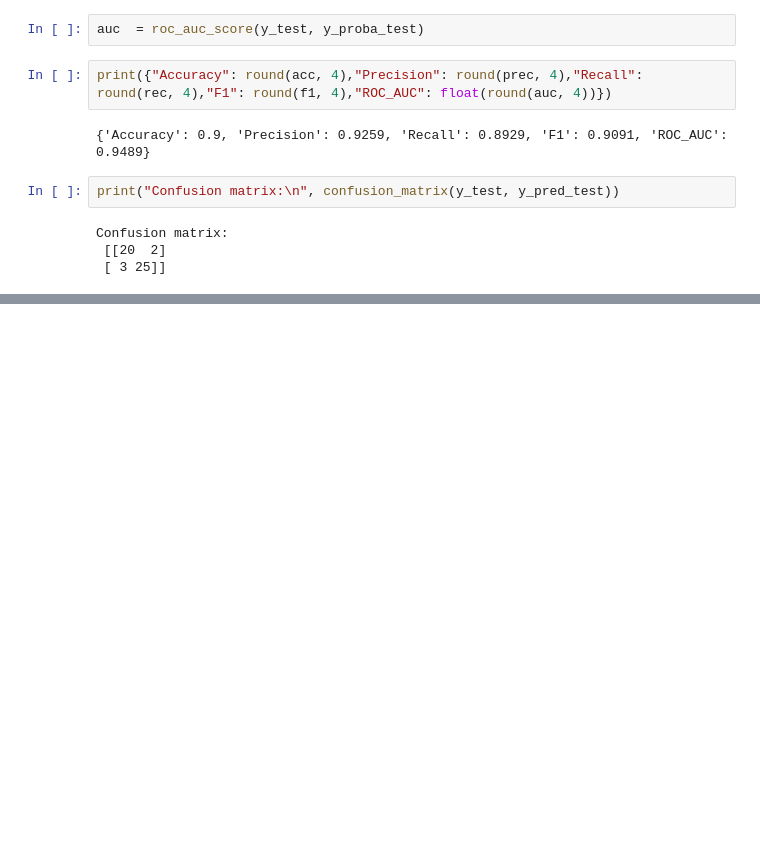
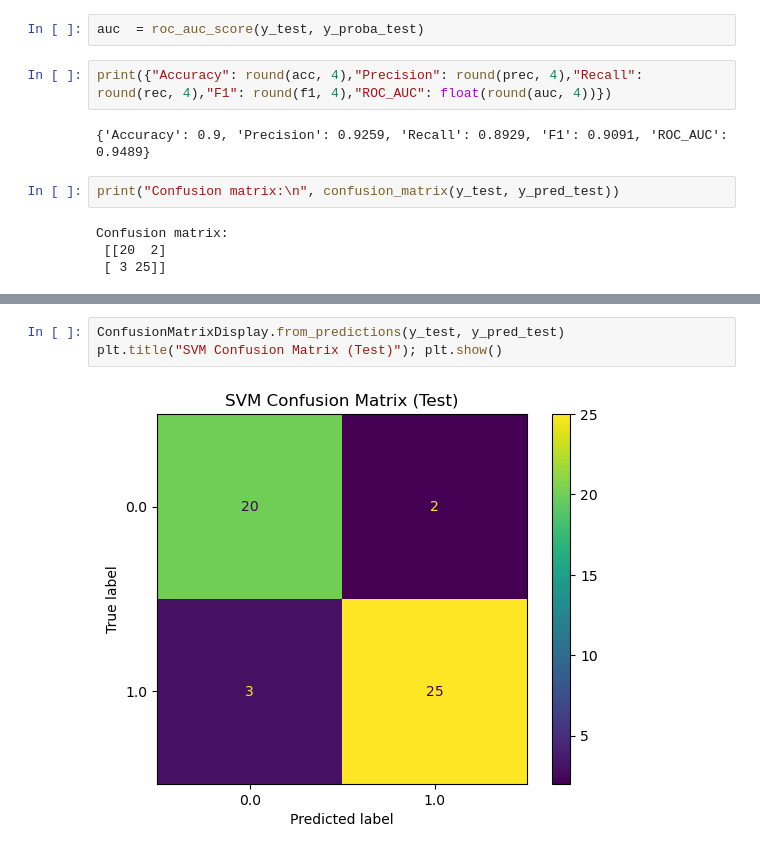
Before and after one commit to DavidLohan/Assignment1_MachineLearning, a Jupyter notebook: Assigment1SVM.ipynb, the cells around one changed output, grey strips where cells are left out. Cells and saved outputs as stored; diff of their text form; blank space fills up the shorter version.

```diff
--- a/Assigment1SVM.ipynb
+++ b/Assigment1SVM.ipynb
@@ -105,0 +115,5 @@ Confusion matrix:
+# %%
+ConfusionMatrixDisplay.from_predictions(y_test, y_pred_test)
+plt.title("SVM Confusion Matrix (Test)"); plt.show()
+# %% [output]
+[figure, added]
```
Also changed, not shown: parts of 3 cells of this notebook.
